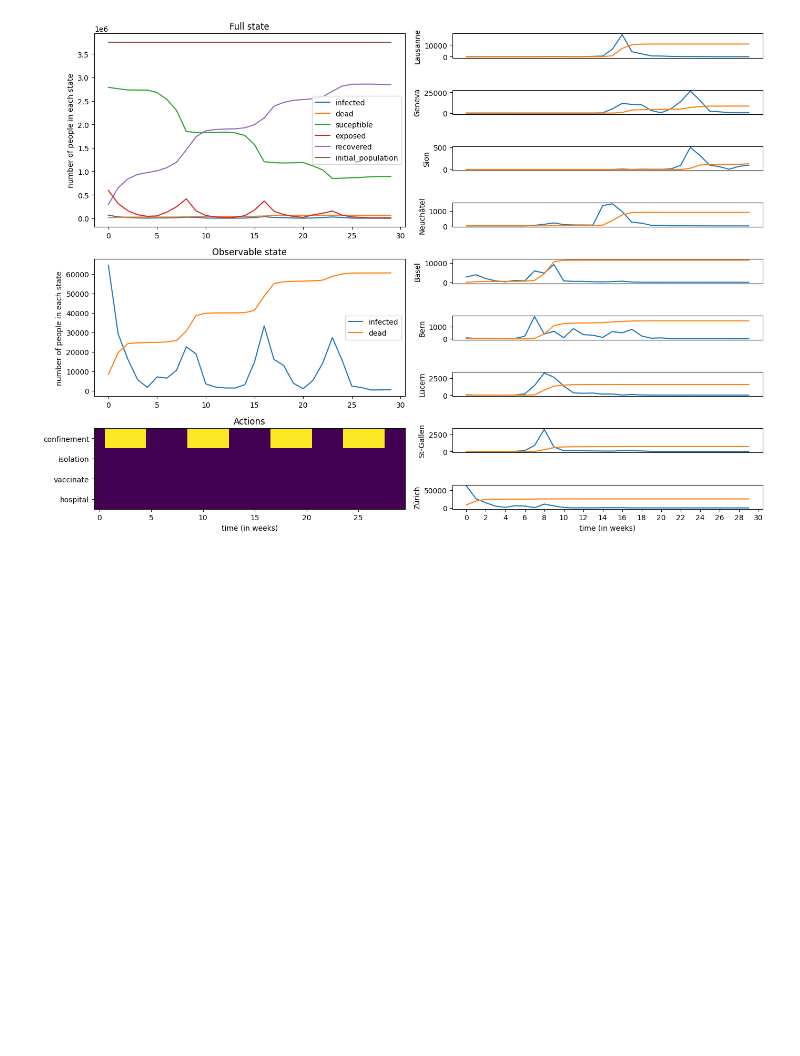
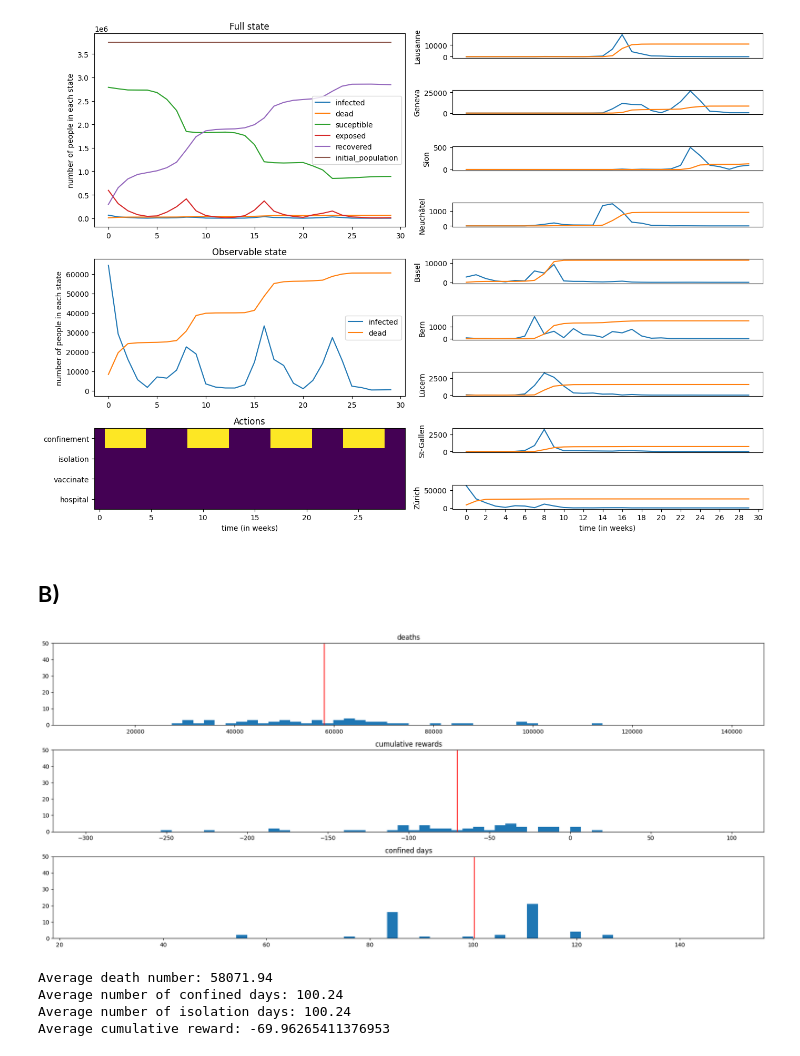
Before and after one commit to tuturta/Miniproject_DQN, a Jupyter notebook: draft.ipynb, the cells around one changed output. Drawn from its saved outputs; the diff is of its cells as text; code cells hidden in the pictures; blank space fills up the shorter version.

```diff
--- a/draft.ipynb
+++ b/draft.ipynb
@@ -266,3 +268,5 @@ fig.tight_layout()
 plt.show()
 # %% [output]
 [figure]
+# %% [markdown]
+## B)
@@ -268,0 +303,39 @@ plt.show()
+# %%
+deaths = np.array(log['N_deaths'])
+rewards = np.array(log['R_cumul'])
+conf_days = np.array(log['conf_days'])
+
+
+""" Plot example """
+fig, ax = plt.subplots(3,1,figsize=(18,8))
+def hist_avg(ax, data,title):
+    ymax = 50
+    if title == 'deaths':
+        x_range = (10000,140000)
+    elif title == 'cumulative rewards':
+        x_range = (-300,100)
+    elif 'days' in title:
+        x_range = (25,150)
+    else:
+        raise ValueError(f'{title} is not a valid title')
+    ax.set_title(title)
+    ax.set_ylim(0,ymax)
+    ax.vlines([np.mean(data)],0,ymax,color='red')
+    ax.hist(data,bins=60,range=x_range)
+hist_avg(ax[0], deaths,'deaths')
+hist_avg(ax[1], rewards,'cumulative rewards')
+hist_avg(ax[2], conf_days,'confined days')
+fig.tight_layout()
+plt.show()
+
+""" Print example """
+print(f'Average death number: {np.mean(deaths)}')
+print(f'Average number of confined days: {np.mean(conf_days)}')
+print(f'Average number of isolation days: {np.mean(conf_days)}')
+print(f'Average cumulative reward: {np.mean(rewards)}')
+# %% [output]
+[figure, added]
+Average death number: 58071.94
+Average number of confined days: 100.24
+Average number of isolation days: 100.24
+Average cumulative reward: -69.96265411376953
```
Also changed, not shown: parts of 3 cells of this notebook, 1 other file.
